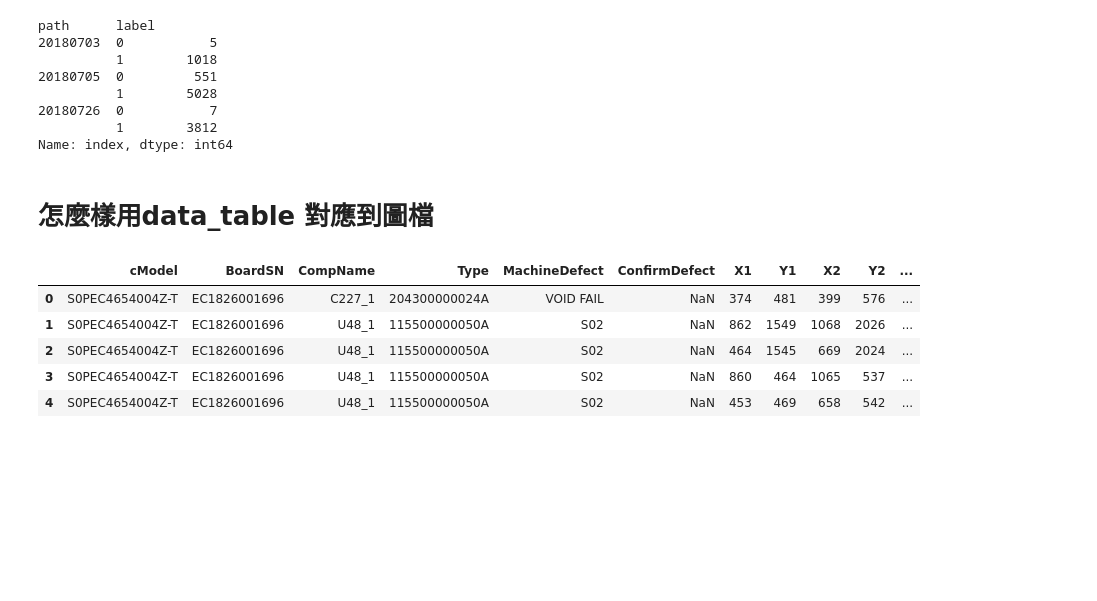
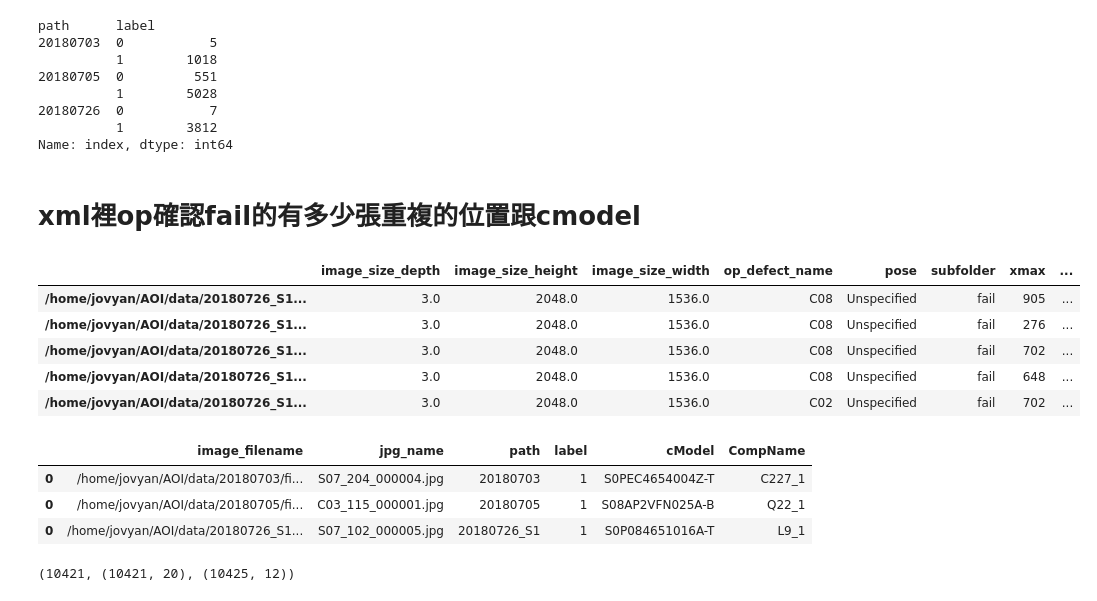
Before and after one commit to chengjiun/aia_exercise, a Jupyter notebook: examine_path_dirs.ipynb, the cells around one changed output. Drawn from its saved outputs; the diff is of its cells as text; code cells hidden in the pictures; blank space fills up the shorter version.

```diff
--- a/examine_path_dirs.ipynb
+++ b/examine_path_dirs.ipynb
@@ -154,14 +310,14 @@ path      label
 20180726  0           7
           1        3812
 Name: index, dtype: int64
-# %% [markdown]
-# 怎麼樣用data_table 對應到圖檔
+# %% [markdown]
+# xml裡op確認fail的有多少張重複的位置跟cmodel
 # %%
-data_table['']
+data_table
 # %% [output]
-|  | cModel | BoardSN | CompName | Type | MachineDefect | ConfirmDefect | X1 | Y1 | X2 | Y2 | ... |
-| 0 | S0PEC4654004Z-T | EC1826001696 | C227_1 | 204300000024A | VOID FAIL | NaN | 374 | 481 | 399 | 576 | ... |
-| 1 | S0PEC4654004Z-T | EC1826001696 | U48_1 | 115500000050A | S02 | NaN | 862 | 1549 | 1068 | 2026 | ... |
-| 2 | S0PEC4654004Z-T | EC1826001696 | U48_1 | 115500000050A | S02 | NaN | 464 | 1545 | 669 | 2024 | ... |
-| 3 | S0PEC4654004Z-T | EC1826001696 | U48_1 | 115500000050A | S02 | NaN | 860 | 464 | 1065 | 537 | ... |
-| 4 | S0PEC4654004Z-T | EC1826001696 | U48_1 | 115500000050A | S02 | NaN | 453 | 469 | 658 | 542 | ... |
+|  | image_size_depth | image_size_height | image_size_width | op_defect_name | pose | subfolder | xmax | ... |
+| /home/jovyan/AOI/data/20180726_S1... | 3.0 | 2048.0 | 1536.0 | C08 | Unspecified | fail | 905 | ... |
+| /home/jovyan/AOI/data/20180726_S1... | 3.0 | 2048.0 | 1536.0 | C08 | Unspecified | fail | 276 | ... |
+| /home/jovyan/AOI/data/20180726_S1... | 3.0 | 2048.0 | 1536.0 | C08 | Unspecified | fail | 702 | ... |
+| /home/jovyan/AOI/data/20180726_S1... | 3.0 | 2048.0 | 1536.0 | C08 | Unspecified | fail | 648 | ... |
+| /home/jovyan/AOI/data/20180726_S1... | 3.0 | 2048.0 | 1536.0 | C02 | Unspecified | fail | 702 | ... |
@@ -167,0 +327,11 @@ data_table['']
+# %%
+data_table.loc[0, ['image_filename', 'jpg_name', 'path','label', 'cModel','CompName']]
+# %% [output]
+|  | image_filename | jpg_name | path | label | cModel | CompName |
+| 0 | /home/jovyan/AOI/data/20180703/fi... | S07_204_000004.jpg | 20180703 | 1 | S0PEC4654004Z-T | C227_1 |
+| 0 | /home/jovyan/AOI/data/20180705/fi... | C03_115_000001.jpg | 20180705 | 1 | S08AP2VFN025A-B | Q22_1 |
+| 0 | /home/jovyan/AOI/data/20180726_S1... | S07_102_000005.jpg | 20180726_S1 | 1 | S0P084651016A-T | L9_1 |
+# %%
+len(file_exist), data_table.shape, xml_df.shape
+# %% [output]
+(10421, (10421, 20), (10425, 12))
```
Also changed, not shown: parts of 28 cells of this notebook, 3 other files.
